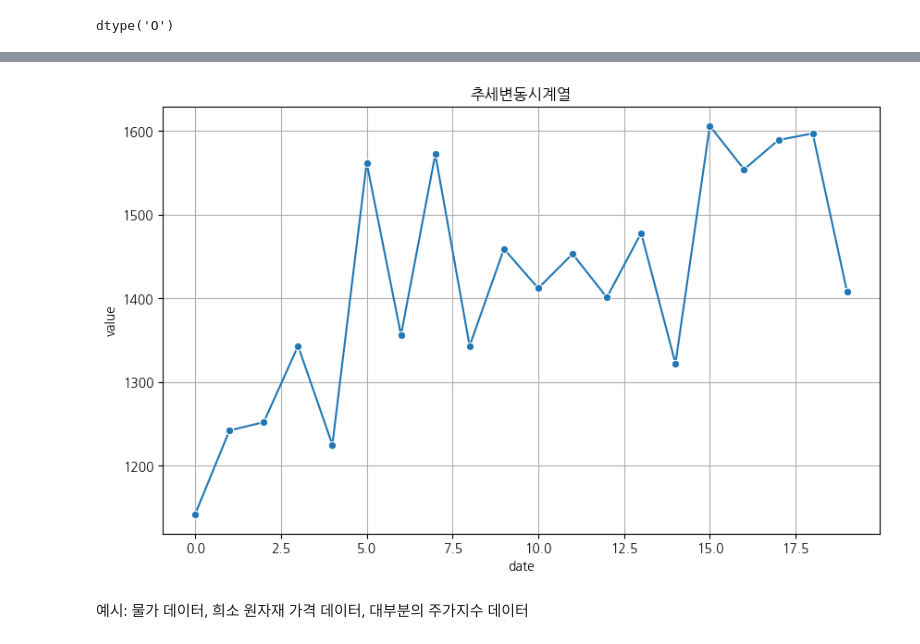
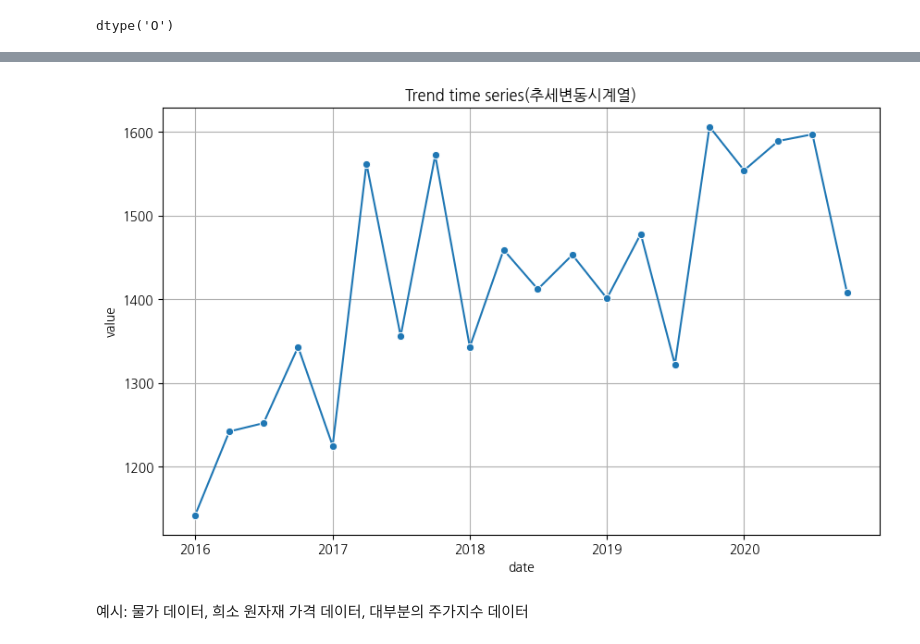
Before and after one commit to haezeong/fintech_service, a Jupyter notebook: 09_time_series/01_시계열기초.ipynb, the cells around one changed output, grey strips where cells are left out. Saved outputs shown, nothing was run; the diff lists cells and outputs as text; code cells hidden in the pictures.

```diff
--- a/09_time_series/01_시계열기초.ipynb
+++ b/09_time_series/01_시계열기초.ipynb
@@ -335,4 +393,4 @@ trend_ts['date']=trend_ts['year']+trend_ts['quarter']
 # %%
-trend_ts['date']=trend_ts['date'].str.replace("t","")
+trend_ts['date'] = trend_ts['date'].str.replace("tr","")
 trend_ts['date']
 # %% [output]
@@ -357,0 +414,3 @@ date컬럼을 분기 (quarter)주기로 변환 후 타임스탬프 형식으로
+# %%
+trend_ts['date'] = pd.PeriodIndex(trend_ts['date'], freq='Q').to_timestamp()
+trend_ts
@@ -357,0 +435,3 @@ date컬럼을 분기 (quarter)주기로 변환 후 타임스탬프 형식으로
+# %%
+trend_ts = trend_ts.set_index('date')
+trend_ts
@@ -358,14 +457,14 @@ date컬럼을 분기 (quarter)주기로 변환 후 타임스탬프 형식으로
 # %%
-#시계열 데이터 시각화
+# 시계열 데이터 시각화
 plt.figure(figsize=(10,6))
 sns.lineplot(x=trend_ts.index, y=trend_ts['value'], marker='o')
-plt.title("추세변동시계열")
-plt.xlabel("date")
-plt.ylabel("value")
+plt.title("Trend time series(추세변동시계열)")
+plt.xlabel('date')
+plt.ylabel('value')
 plt.grid(True)
 plt.show()
 # %% [output]
-[figure, old version]
+[figure, new version]
 # %% [markdown]
 예시: 물가 데이터, 희소 원자재 가격 데이터, 대부분의 주가지수 데이터
 # %% [markdown]
```
Also changed, not shown: parts of 93 cells of this notebook, 5 other files.
